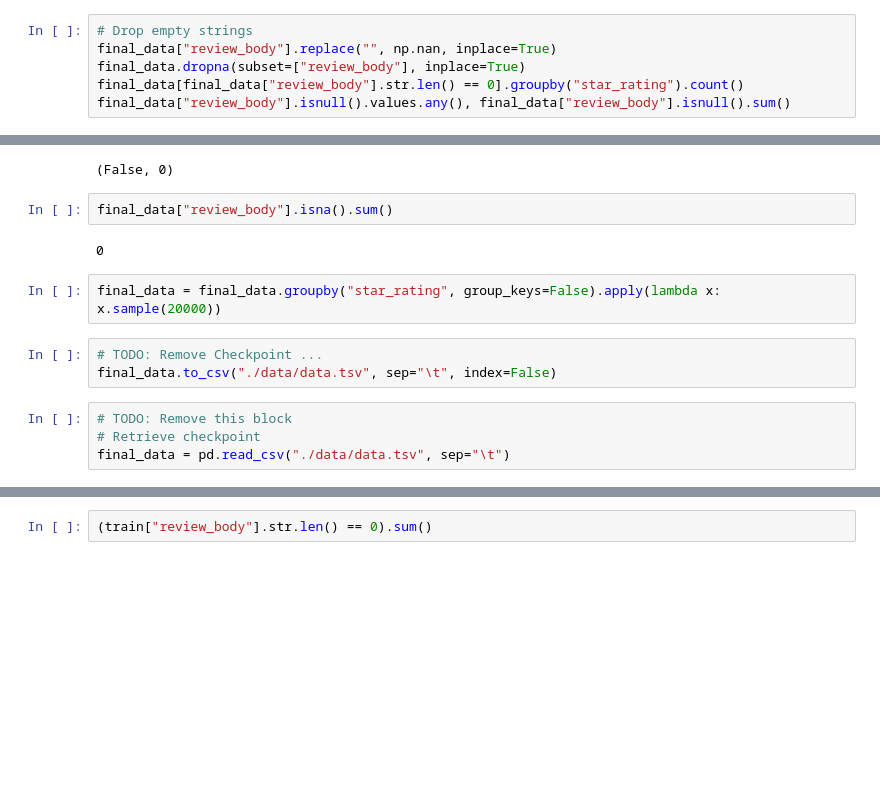
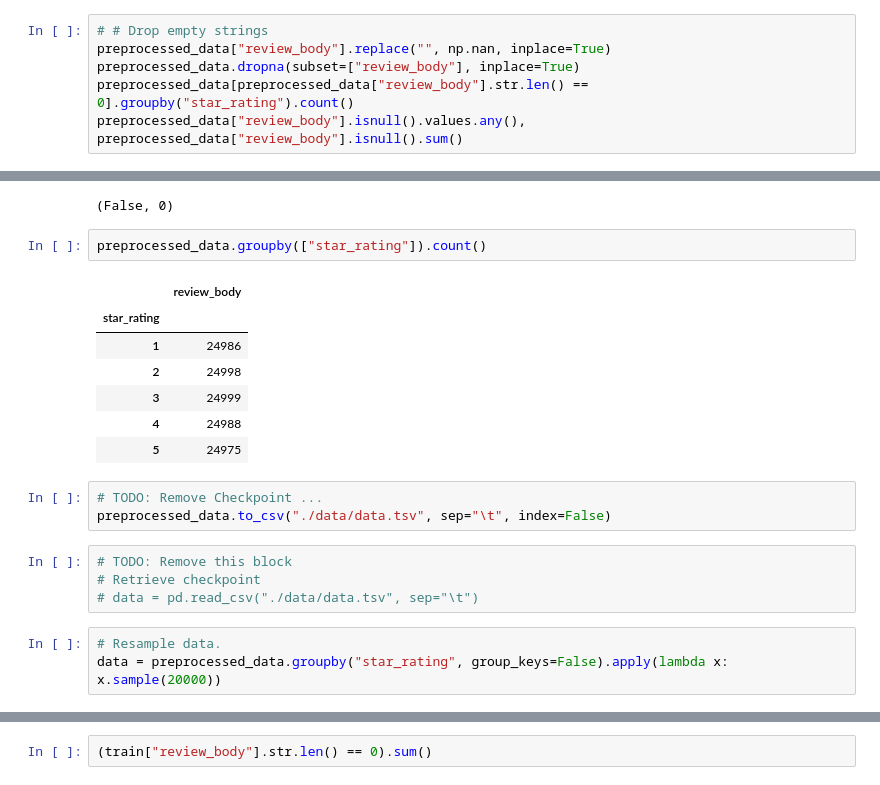
Before and after one commit to daveaditya/CSCI_544_NLP, a Jupyter notebook: assignment_01/HW1-CSCI544.ipynb, the cells around one changed output, grey strips where cells are left out. Cells and saved outputs as stored; diff of their text form; blank space fills up the shorter version.

```diff
--- a/assignment_01/HW1-CSCI544.ipynb
+++ b/assignment_01/HW1-CSCI544.ipynb
@@ -568,28 +437,35 @@ final_data["review_body"].isnull().values.any(), final_data["review_body"].isnul
 # %% [output]
 (False, 0)
 # %%
-# Drop empty strings
-final_data["review_body"].replace("", np.nan, inplace=True)
-final_data.dropna(subset=["review_body"], inplace=True)
-final_data[final_data["review_body"].str.len() == 0].groupby("star_rating").count()
-final_data["review_body"].isnull().values.any(), final_data["review_body"].isnull().sum()
+# # Drop empty strings
+preprocessed_data["review_body"].replace("", np.nan, inplace=True)
+preprocessed_data.dropna(subset=["review_body"], inplace=True)
+preprocessed_data[preprocessed_data["review_body"].str.len() == 0].groupby("star_rating").count()
+preprocessed_data["review_body"].isnull().values.any(), preprocessed_data["review_body"].isnull().sum()
 # %% [output]
 |  | review_body |
 | star_rating |  |
 (False, 0)
-# %%
-final_data["review_body"].isna().sum()
-# %% [output]
-0
+# %%
+preprocessed_data.groupby(["star_rating"]).count()
+# %% [output]
+|  | review_body |
+| star_rating |  |
+| 1 | 24986 |
+| 2 | 24998 |
+| 3 | 24999 |
+| 4 | 24988 |
+| 5 | 24975 |
+# %%
+# TODO: Remove Checkpoint ...
+preprocessed_data.to_csv("./data/data.tsv", sep="\t", index=False)
+# %%
+# TODO: Remove this block
+# Retrieve checkpoint
+# data = pd.read_csv("./data/data.tsv", sep="\t")
 # %%
-final_data = final_data.groupby("star_rating", group_keys=False).apply(lambda x: x.sample(20000))
+# Resample data.
+data = preprocessed_data.groupby("star_rating", group_keys=False).apply(lambda x: x.sample(20000))
-# %%
-# TODO: Remove Checkpoint ...
-final_data.to_csv("./data/data.tsv", sep="\t", index=False)
-# %%
-# TODO: Remove this block
-# Retrieve checkpoint
-final_data = pd.read_csv("./data/data.tsv", sep="\t")
 # %%
 # Split the data 80-20 split
 from sklearn.model_selection import train_test_split
```
Also changed, not shown: parts of 47 cells of this notebook, 2 other files.
